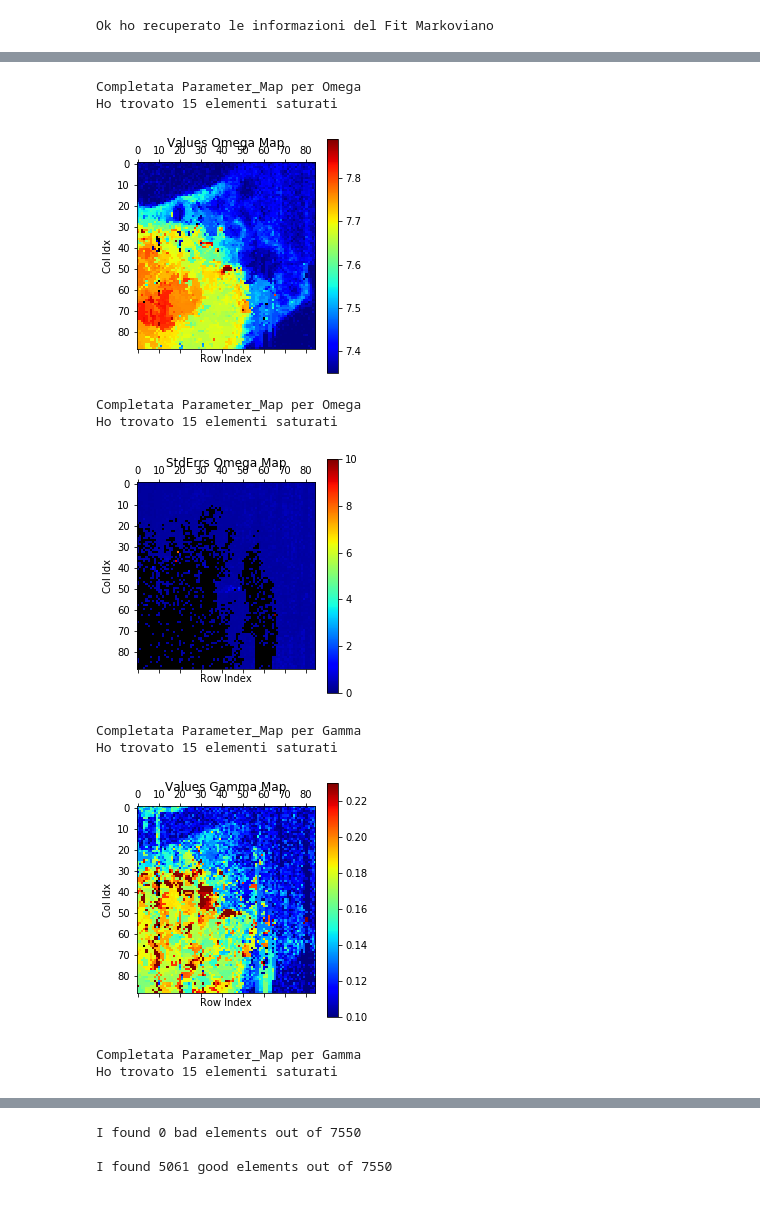
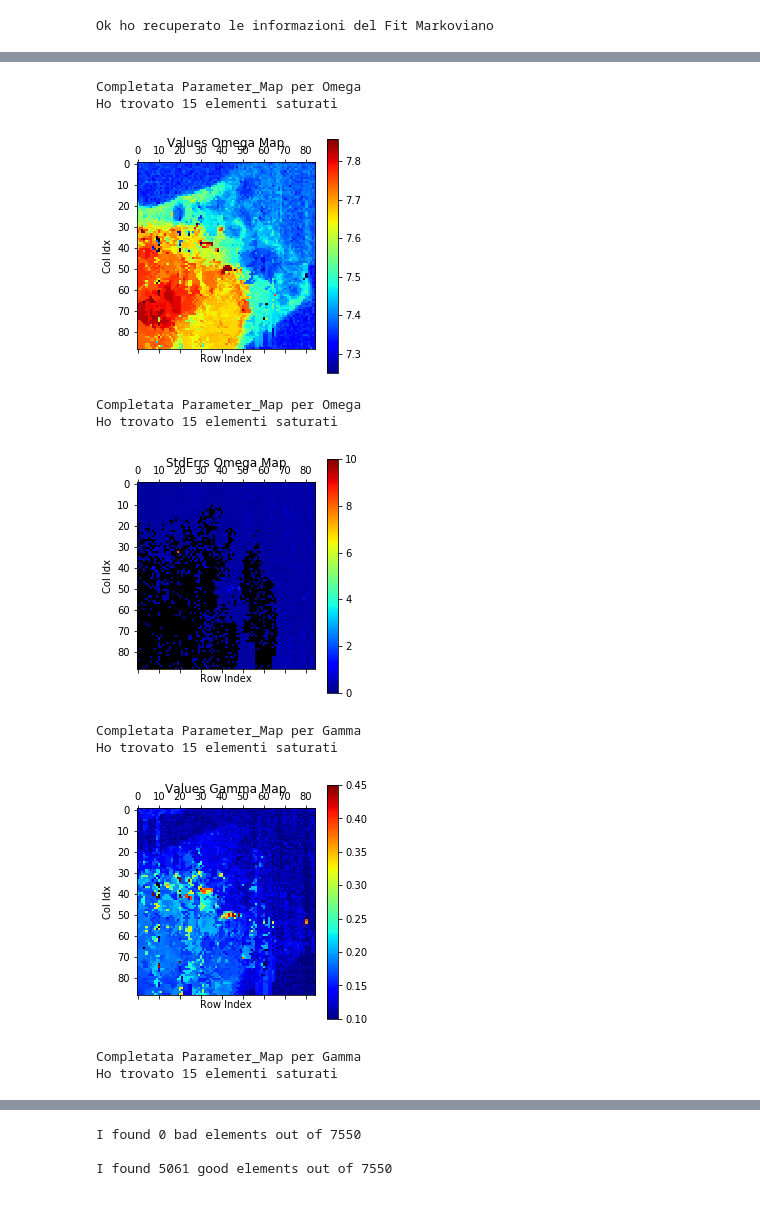
Before and after one commit to flautodipan/Python_Libraries, a Jupyter notebook: Experimentum_analysis.ipynb, the cells around one changed output, grey strips where cells are left out. Saved outputs shown, nothing was run; the diff lists cells and outputs as text; code cells hidden in the pictures.

```diff
--- a/Experimentum_analysis.ipynb
+++ b/Experimentum_analysis.ipynb
@@ -6,7 +6,7 @@ from        Alessandria         import  *
 
 
 #path dove stanno i dati del fit
-now_path         =   '../BRILLOUIN/TDP43/ARS_13_02/analysis_new_nodelta/'
+now_path         =   '../BRILLOUIN/TDP43/ARS_13_02/analysis_new_delta/'
 
 
 ### recupero info su dimensionalità
@@ -112,19 +112,19 @@ plt.close()
 # %%
 #MAPPE
-omega_markov_map, _ = Get_Parameter_Map('markov', 'Omega', matrix, n_rows, n_cols, excluded, 'jet', 7.35, 7.89, fig = 'omega_markov_map', path=now_path)
+omega_markov_map, _ = Get_Parameter_Map('markov', 'Omega', matrix, n_rows, n_cols, excluded, 'jet', 7.25, 7.858, fig = 'omega_markov_map', path=now_path)
 Delta_omega_markov_map, _ = Get_Parameter_Map('markov', 'Omega', matrix, n_rows, n_cols, excluded, 'jet', 0,10, fig = 'Delta_omega_markov_map', path=now_path, Deltas = True)
-gamma_markov_map, _ = Get_Parameter_Map('markov', 'Gamma', matrix, n_rows, n_cols, excluded, 'jet', 0.1,0.23, fig = 'Gamma_markov_map', path=now_path)
+gamma_markov_map, _ = Get_Parameter_Map('markov', 'Gamma', matrix, n_rows, n_cols, excluded, 'jet', 0.1,0.45, fig = 'Gamma_markov_map', path=now_path)
 Delta_gamma_markov_map, _ = Get_Parameter_Map('markov', 'Gamma', matrix, n_rows, n_cols, excluded, 'jet', 3, 15, fig = 'Delta_Gamma_markov_map', path=now_path, Deltas = True)
 markov_cost_map = Get_cost_map(matrix, 'markov', len(rows), len(cols), 'markov_cost_map', path = now_path)
 # %% [output]
 Completata Parameter_Map per Omega
 Ho trovato 15 elementi saturati
-[figure, old version]
+[figure, new version]
 Completata Parameter_Map per Omega
 Ho trovato 15 elementi saturati
-[figure, old version]
+[figure, new version]
 Completata Parameter_Map per Gamma
 Ho trovato 15 elementi saturati
-[figure, old version]
+[figure, new version]
 Completata Parameter_Map per Gamma
 Ho trovato 15 elementi saturati
```
Also changed, not shown: parts of 2 cells of this notebook, 1 other file.
